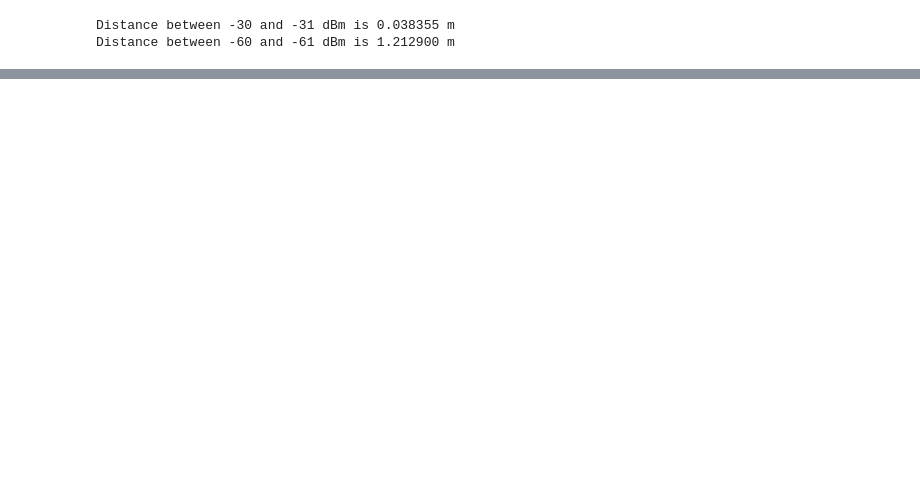
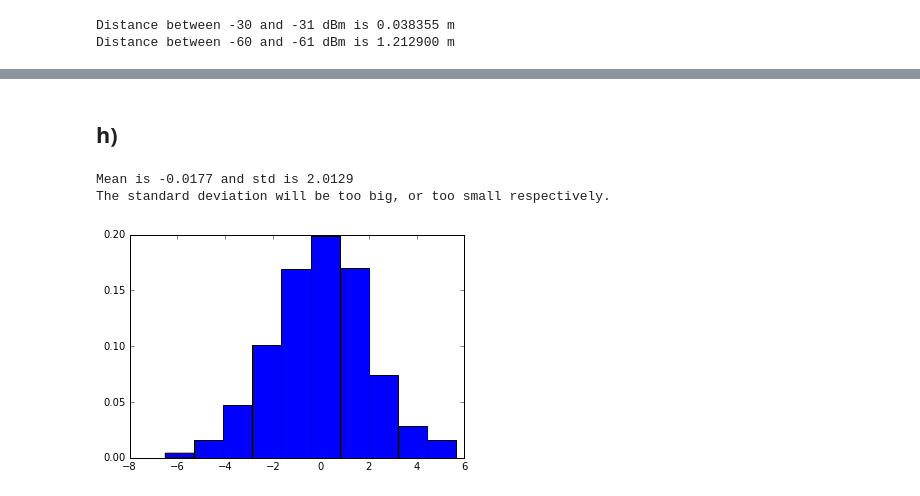
Before and after one commit to barisdemirdelen/bigdata, a Jupyter notebook: assignment.ipynb, the cells around one changed output, grey strips where cells are left out. Saved outputs shown, nothing was run; the diff lists cells and outputs as text; code cells hidden in the pictures; blank space fills up the shorter version.

```diff
--- a/assignment.ipynb
+++ b/assignment.ipynb
@@ -85,0 +91,19 @@ $\mathcal{X}^2 (x,y) \approx \\ \approx \sum_i \frac{(\frac{\partial P_r^i(x_0,y
+# %% [markdown]
+## h)
+# %%
+Pt = np.zeros(1000)
+r = 404 ** 0.5
+Pr = get_transmission_power(Pt, r) + np.random.normal(0, 2, 1000)
+
+normalized_residual = get_transmission_power(Pt, r) - Pr
+plt.hist(normalized_residual, normed=True)
+
+mean = np.mean(normalized_residual)
+std = np.std(normalized_residual)
+
+print("Mean is %.4f and std is %.4f" % (mean, std))
+print("The standard deviation will be too big, or too small respectively.")
+# %% [output]
+Mean is -0.0177 and std is 2.0129
+The standard deviation will be too big, or too small respectively.
+[figure, added]
```
Also changed, not shown: parts of 46 cells of this notebook.
